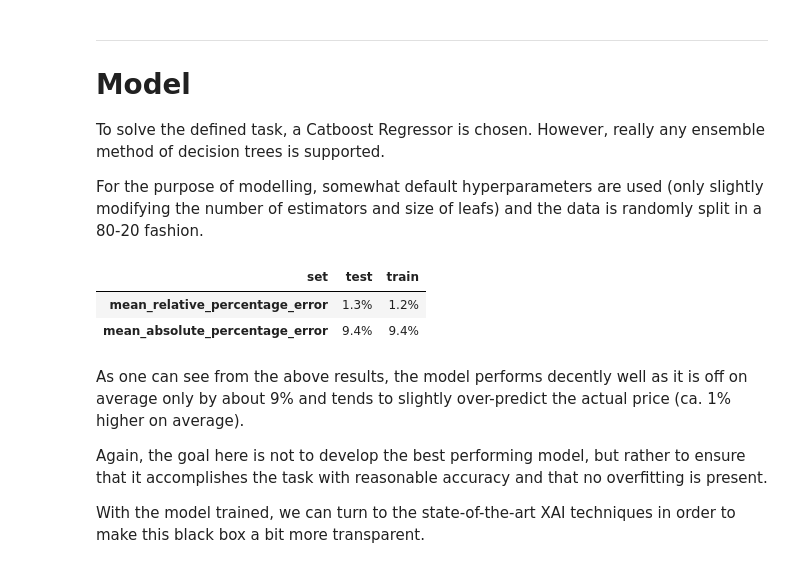
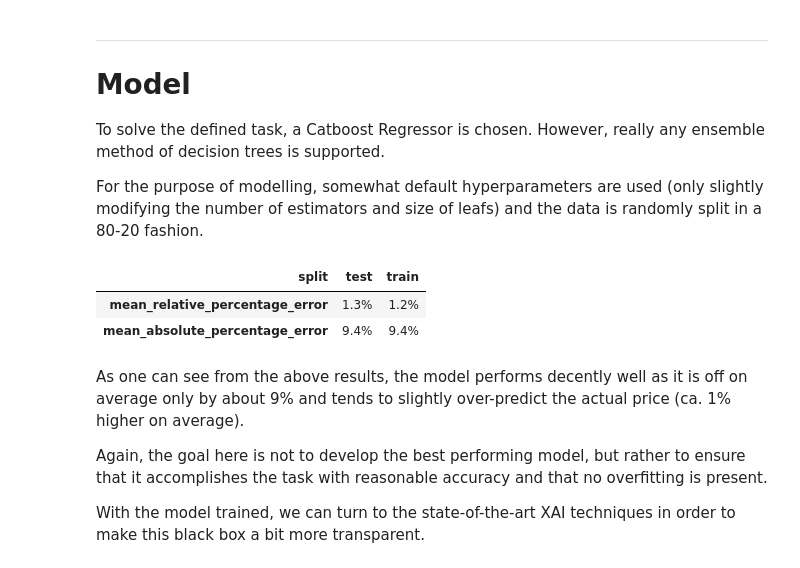
Before and after one commit to calyptis/LeafSim, a Jupyter notebook: notebooks/LeafSim.ipynb, the cells around one changed output. Cells and saved outputs as stored; diff of their text form; code cells hidden in the pictures.

```diff
--- a/notebooks/LeafSim.ipynb
+++ b/notebooks/LeafSim.ipynb
@@ -237,23 +229,0 @@ df[predicted_col] = model.predict(df[feature_cols]).astype(int)
-# %%
-# Evaluate model
-df["absolute_percentage_error"] = (df[predicted_col] - df[target_col]).abs() / df[target_col]
-df["relative_percentage_error"] = (df[predicted_col] - df[target_col]) / df[target_col]
-
-(
-    df
-    .groupby("set")
-    .agg(
-        mean_relative_percentage_error=("relative_percentage_error", "mean"),
-        mean_absolute_percentage_error=("absolute_percentage_error", "mean")
-    )
-    .T
-    .style
-    .format({
-        "test": lambda x: "{:.1f}%".format(x*100),
-        "train": lambda x: "{:.1f}%".format(x*100),
-    })
-)
-# %% [output]
-| set | test | train |
-| mean_relative_percentage_error | 1.3% | 1.2% |
-| mean_absolute_percentage_error | 9.4% | 9.4% |
@@ -260,3 +237,22 @@ df["relative_percentage_error"] = (df[predicted_col] - df[target_col]) / df[targ
+# %%
+(
+    pd.concat((df_train.assign(split="train"), df_test.assign(split="test")))
+    .groupby("split")
+    .agg(
+        mean_relative_percentage_error=("relative_percentage_error", "mean"),
+        mean_absolute_percentage_error=("absolute_percentage_error", "mean")
+    )
+    .T
+    .style
+    .format({
+        "test": lambda x: "{:.1f}%".format(x*100),
+        "train": lambda x: "{:.1f}%".format(x*100),
+    })
+)
+# %% [output]
+| split | test | train |
+| mean_relative_percentage_error | 1.3% | 1.2% |
+| mean_absolute_percentage_error | 9.4% | 9.4% |
 # %% [markdown]
 As one can see from the above results, the model performs decently well as it is off on average only by about 9% and tends to slightly over-predict the actual price (ca. 1% higher on average).
 
```
Also changed, not shown: parts of 21 cells of this notebook, 1 other file.
